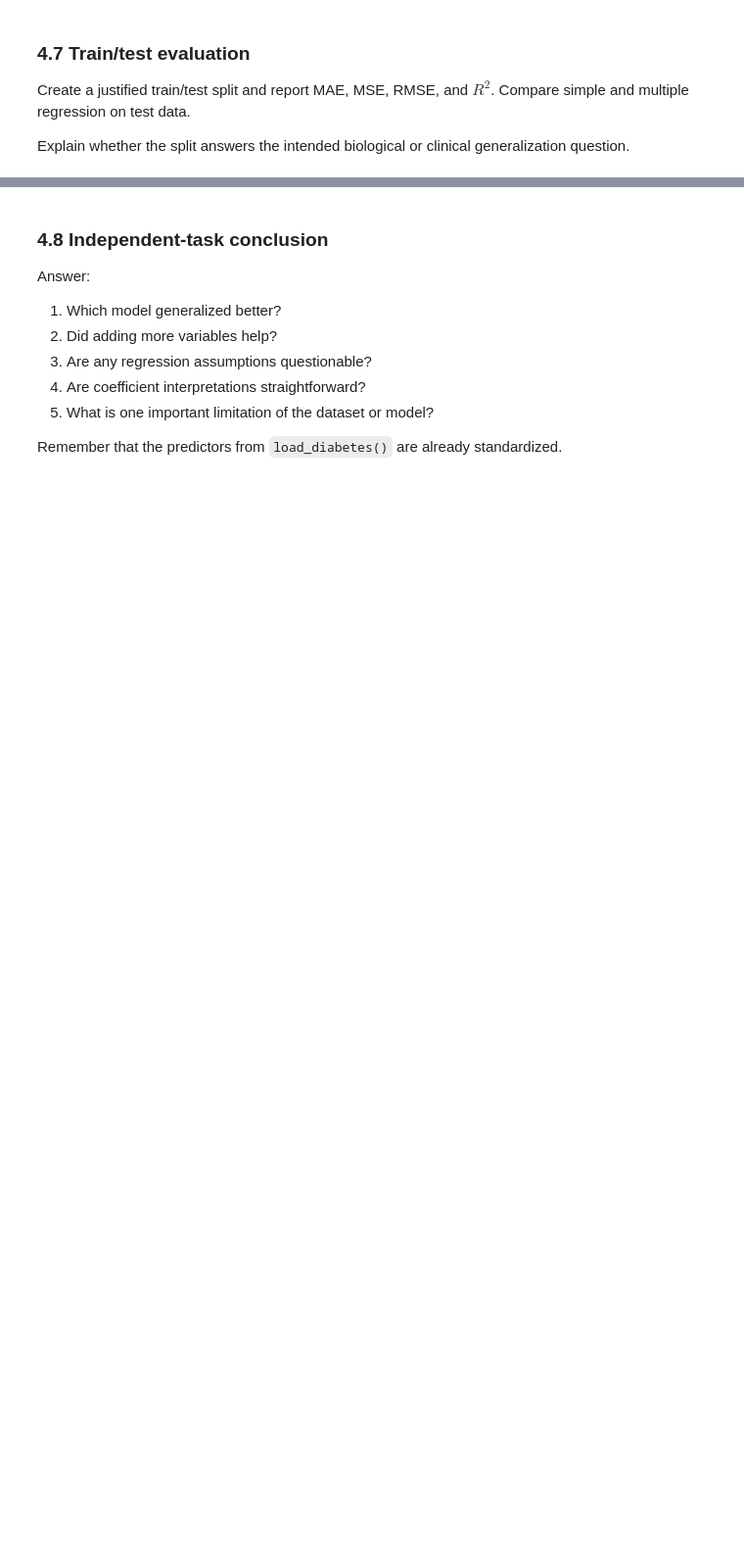
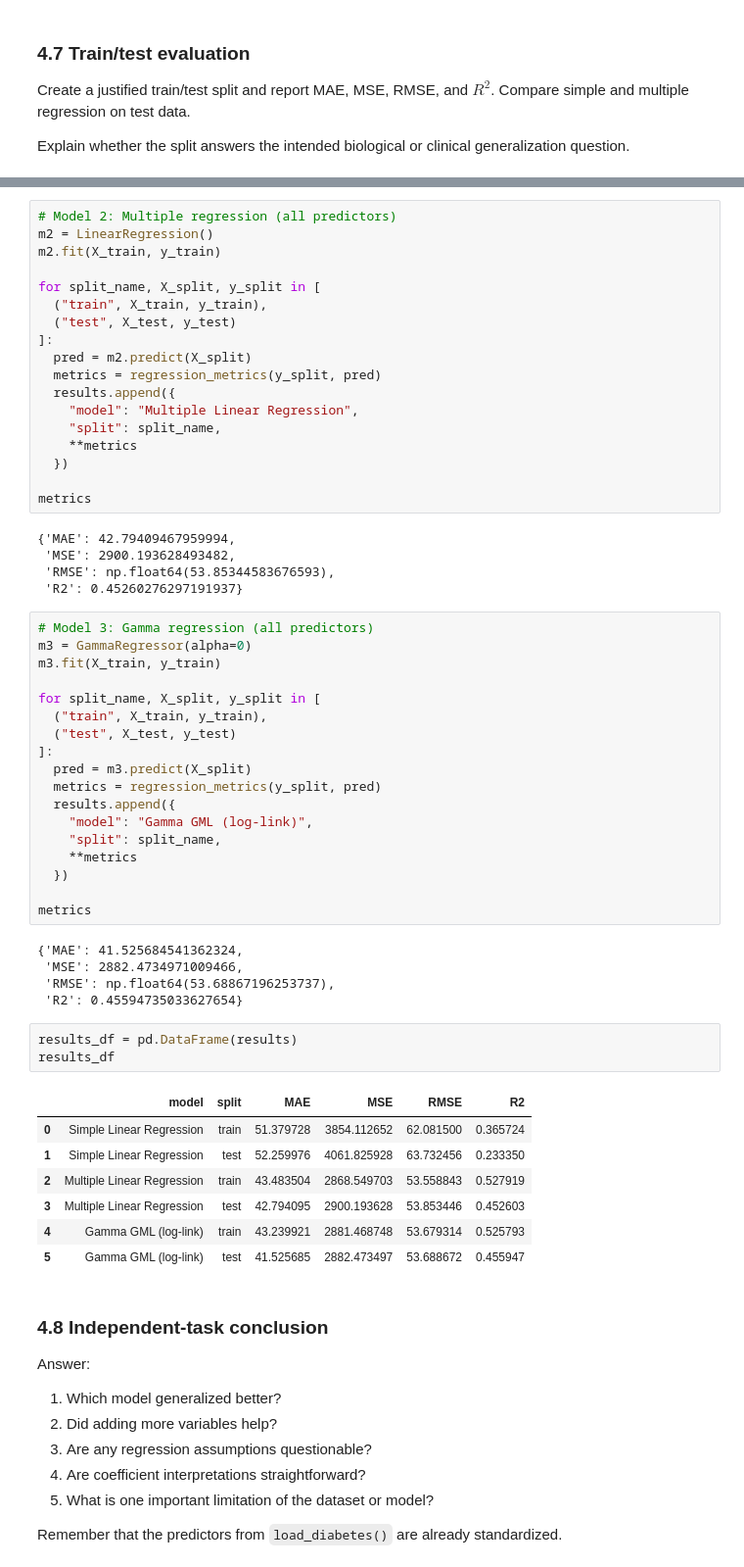
Before and after one commit to ALEGATOR1209/KSE_ML_for_bioinformatics, a Jupyter notebook: practicals/week2/REPORT_TEMPLATE.ipynb, the cells around one changed output, grey strips where cells are left out. Shown at 98% size. Saved outputs shown, nothing was run; the diff lists cells and outputs as text; blank space fills up the shorter version.

```diff
--- a/practicals/week2/REPORT_TEMPLATE.ipynb
+++ b/practicals/week2/REPORT_TEMPLATE.ipynb
@@ -389,3 +458,60 @@ Explain whether the split answers the intended biological or clinical generaliza
+# %%
+# Model 2: Multiple regression (all predictors)
+m2 = LinearRegression()
+m2.fit(X_train, y_train)
+
+for split_name, X_split, y_split in [
+  ("train", X_train, y_train),
+  ("test", X_test, y_test)
+]:
+  pred = m2.predict(X_split)
+  metrics = regression_metrics(y_split, pred)
+  results.append({
+    "model": "Multiple Linear Regression",
+    "split": split_name,
+    **metrics
+  })
+
+metrics
+# %% [output]
+{'MAE': 42.79409467959994,
+ 'MSE': 2900.193628493482,
+ 'RMSE': np.float64(53.85344583676593),
+ 'R2': 0.45260276297191937}
+# %%
+# Model 3: Gamma regression (all predictors)
+m3 = GammaRegressor(alpha=0)
+m3.fit(X_train, y_train)
+
+for split_name, X_split, y_split in [
+  ("train", X_train, y_train),
+  ("test", X_test, y_test)
+]:
+  pred = m3.predict(X_split)
+  metrics = regression_metrics(y_split, pred)
+  results.append({
+    "model": "Gamma GML (log-link)",
+    "split": split_name,
+    **metrics
+  })
+
+metrics
+# %% [output]
+{'MAE': 41.525684541362324,
+ 'MSE': 2882.4734971009466,
+ 'RMSE': np.float64(53.68867196253737),
+ 'R2': 0.45594735033627654}
+# %%
+results_df = pd.DataFrame(results)
+results_df
+# %% [output]
+|  | model | split | MAE | MSE | RMSE | R2 |
+| 0 | Simple Linear Regression | train | 51.379728 | 3854.112652 | 62.081500 | 0.365724 |
+| 1 | Simple Linear Regression | test | 52.259976 | 4061.825928 | 63.732456 | 0.233350 |
+| 2 | Multiple Linear Regression | train | 43.483504 | 2868.549703 | 53.558843 | 0.527919 |
+| 3 | Multiple Linear Regression | test | 42.794095 | 2900.193628 | 53.853446 | 0.452603 |
+| 4 | Gamma GML (log-link) | train | 43.239921 | 2881.468748 | 53.679314 | 0.525793 |
+| 5 | Gamma GML (log-link) | test | 41.525685 | 2882.473497 | 53.688672 | 0.455947 |
 # %% [markdown]
 ### 4.8 Independent-task conclusion
 
```
Also changed, not shown: parts of 8 cells of this notebook.
